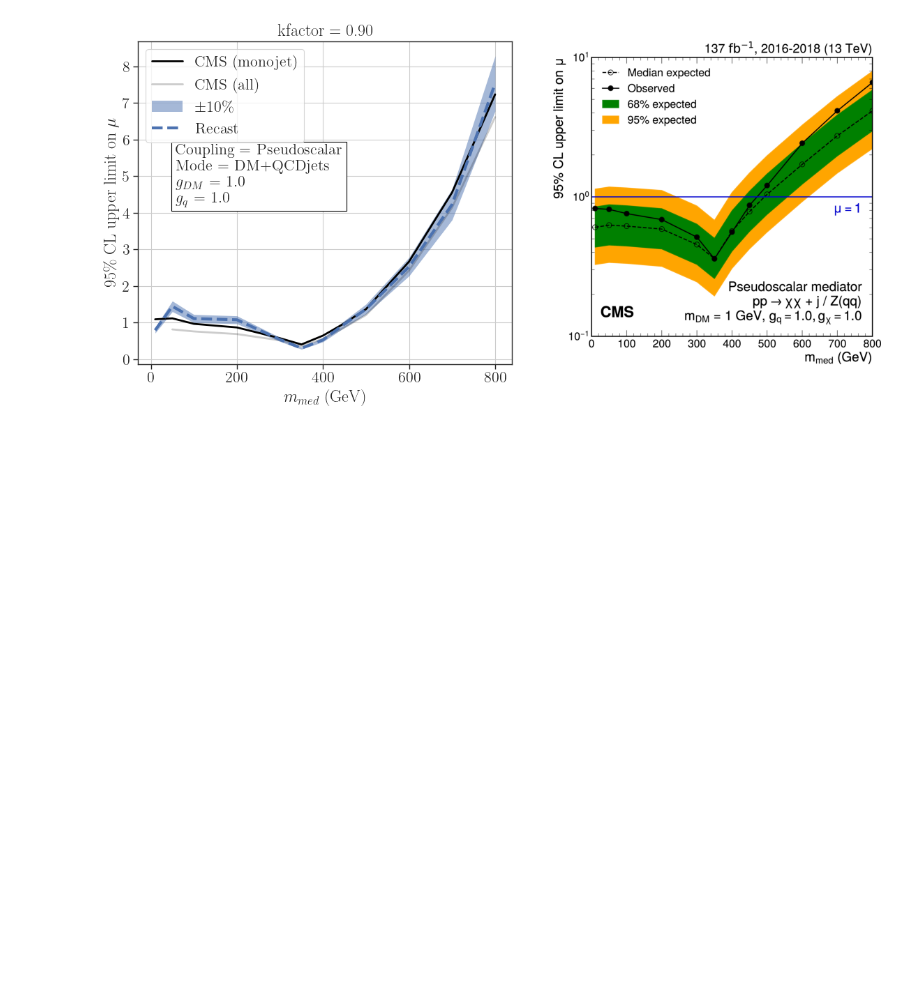
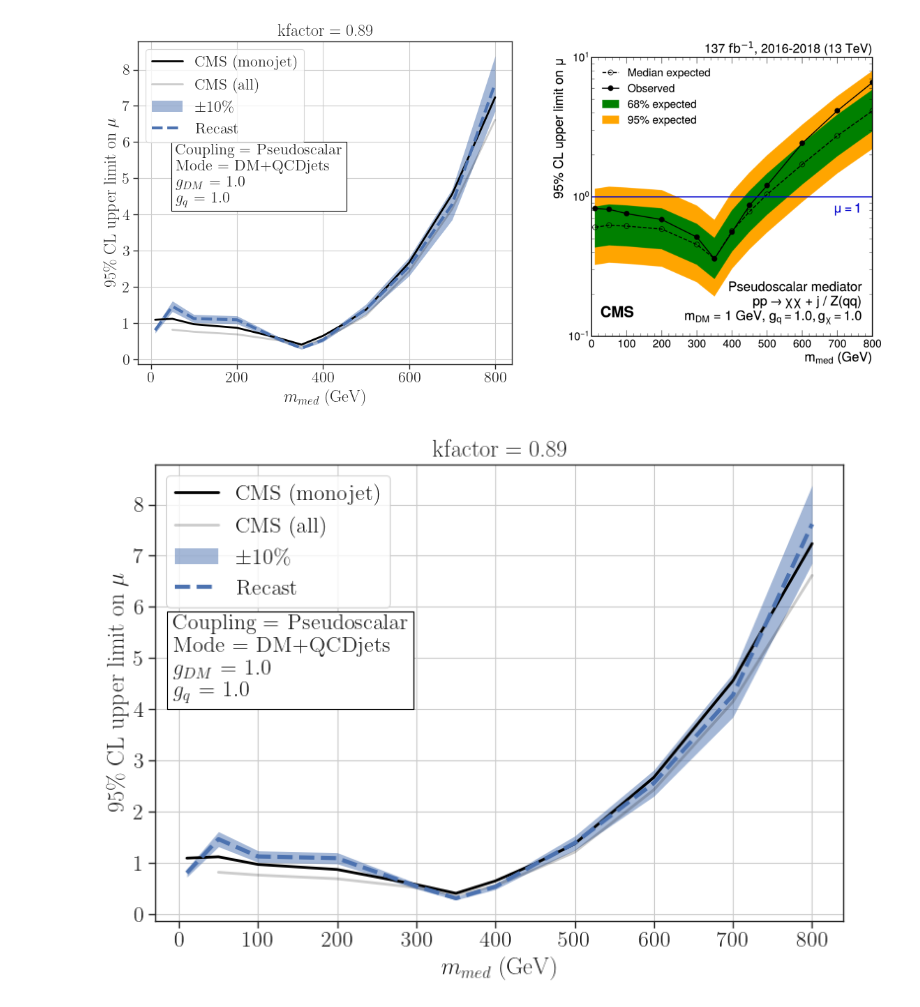
Before and after one commit to andlessa/MonoXSMS, a Jupyter notebook: notebooks/plotValidation-Pseudoscalar.ipynb, the cells around one changed output. Saved outputs shown, nothing was run; the diff lists cells and outputs as text; code cells hidden in the pictures; blank space fills up the shorter version.

```diff
--- a/notebooks/plotValidation-Pseudoscalar.ipynb
+++ b/notebooks/plotValidation-Pseudoscalar.ipynb
@@ -31,8 +31,8 @@ pd.set_option('display.max_rows', 200)
 # %% [markdown]
 ### Load CMS exclusion curve
 # %%
-cmsData = pd.read_pickle('../validation/AuxInfo/CMS-EXO-20-004-data/DMsimp_spin-0_Monojet_DF.pcl')
-cmsCurve = np.genfromtxt('../validation/AuxInfo/CMS-EXO-20-004-data/HEPData-ins1894408-v2-csv/Signalstrengthlimits,pseudoscalarmediator.csv',
+cmsData = pd.read_pickle('../CMS-EXO-20-004/AuxInfo/CMS-EXO-20-004-data/DMsimp_spin-0_Monojet_DF.pcl')
+cmsCurve = np.genfromtxt('../CMS-EXO-20-004/AuxInfo/CMS-EXO-20-004-data/HEPData-ins1894408-v2-csv/Signalstrengthlimits,pseudoscalarmediator.csv',
                         skip_header=14,names=True,delimiter=',',skip_footer=60)
 # %% [markdown]
 ### Load Recast Data
@@ -41,3 +39,5 @@ recastData = pd.read_pickle('../scanResults_pseudoscalar_single.pcl')
+# %%
+recastData = pd.read_pickle('../CMS-EXO-20-004/scanResults_pseudoscalar_single.pcl')
 # %%
 cmsData['$\\mu^{UL}_{exp}$'].max()
 # %% [output]
@@ -98,7 +98,7 @@ cmsData.sort_values(['Coupling','Mode','$m_{med}$','$m_{DM}$','Data-takingperiod
 # %% [markdown]
 ### Add ratio of upper limits for the common points
 # %%
-kfactor = 0.9
+kfactor = 0.89
 recastData['UL ratio'] = (recastData['$\mu^{UL}_{obs}$']/kfactor)/cmsData['$\mu^{UL}_{obs}$']
 # %%
 fig = plt.figure(figsize=(7,5))
@@ -158,3 +158,34 @@ plt.tight_layout()
 plt.show()
 # %% [output]
 [figure]
+# %%
+fig,ax = plt.subplots(figsize=(8,6))
+ax.plot(cmsData['$m_{med}$'],cmsData['$\mu^{UL}_{obs}$'],label='CMS (monojet)',linewidth=2,color='black')
+
+ax.plot(cmsCurve['m_med_GeV'],cmsCurve['Signal_strength_limit'],label='CMS (all)',
+         linewidth=2,color='black',alpha=0.2)
+
+ax.fill_between(recastData['$m_{med}$'],1.1*recastData['$\mu^{UL}_{obs}$']/kfactor,
+                 0.9*recastData['$\mu^{UL}_{obs}$']/kfactor,
+                alpha=0.5,linewidth=0,label=r'$\pm 10$\%' )
+
+ax.plot(recastData['$m_{med}$'],recastData['$\mu^{UL}_{obs}$']/kfactor,
+         linestyle='--',label='Recast',linewidth=3,markersize=7)
+
+
+# plt.hlines(y=1.0,xmin=modelData['$m_{med}$'].min(),xmax=modelData['$m_{med}$'].max(),color='blue')
+ax.set_xlabel(r'$m_{med}$ (GeV)')
+ax.set_ylabel(r'95\% CL upper limit on $\mu$')
+# plt.ylim(-10,1000)
+# plt.xlim(0,3000)
+ax.set_title('kfactor = %1.2f' %kfactor)
+ax.text(0.025,0.49,textstr,fontsize=16,bbox=dict(facecolor='white', edgecolor='black'),
+         transform = ax.transAxes)
+ax.legend()
+ax.grid()
+
+plt.savefig('cms_exo_20_004_pseudoscalar.png')
+plt.tight_layout()
+plt.show()
+# %% [output]
+[figure, added]
```
Also changed, not shown: parts of 2 cells of this notebook, 5 other files.
